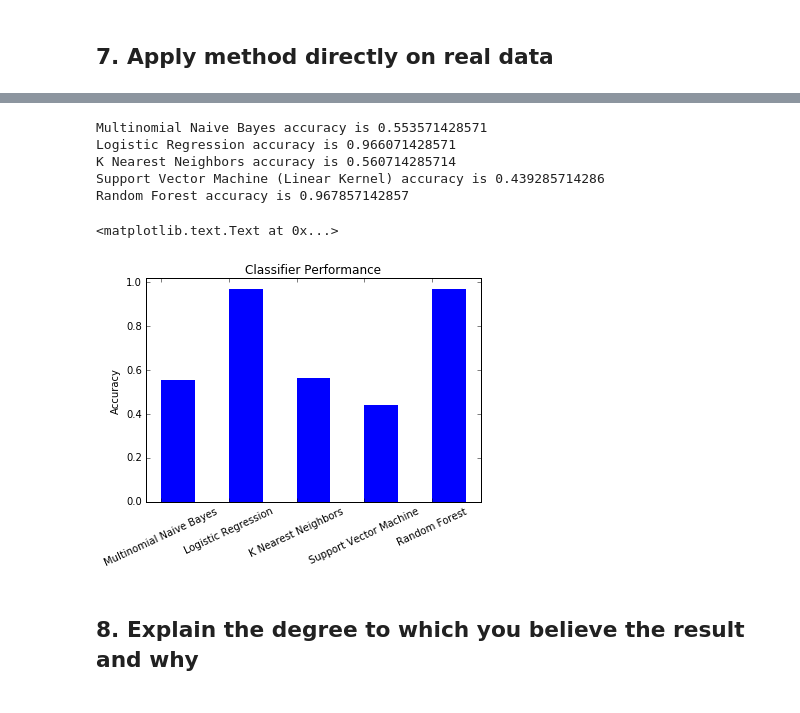
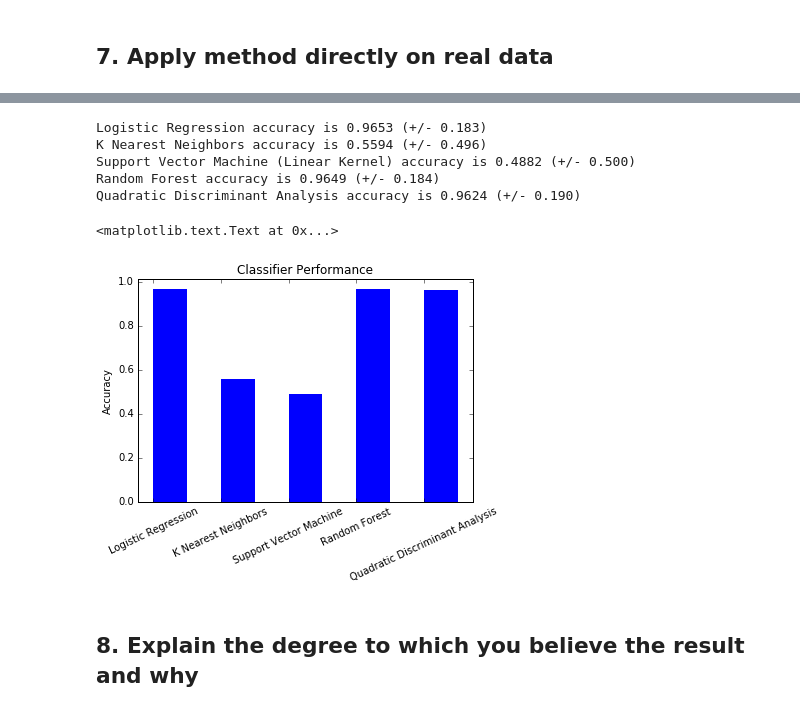
Before and after one commit to Upward-Spiral-Science/spect-team, a Jupyter notebook: Code/Assignment-5/Classification_Simulation.ipynb, the cells around one changed output, grey strips where cells are left out. Cells and saved outputs as stored; diff of their text form; code cells hidden in the pictures.

```diff
--- a/Code/Assignment-5/Classification_Simulation.ipynb
+++ b/Code/Assignment-5/Classification_Simulation.ipynb
@@ -100,6 +109,9 @@ S = np.array((8, 16, 20, 32, 40, 64, 80, 100, 120, 200, 320, 400, 800, 1000))
 # %% [markdown]
 ### Training & Test Utilities
 # %%
+from sklearn import cross_validation
+from sklearn.cross_validation import LeaveOneOut
+
 # Train the given classifier
 def train_clf(clf, train_feats, train_labels):
     # Supervised training
@@ -113,11 +125,17 @@ def test_clf(clf, test_feats, test_labels):
     acc = np.mean(predicted == test_labels)
     return predicted, acc
 
-# Compute accuracy of a model trained with a specific number of samples
+# Compute accuracy of a model trained with a specific number (n) of samples
 def compute_acc(clf, n):
     train_clf(clf, train_X[:n], train_y[:n])
     predict_y, acc = test_clf(clf, test_X, test_y)
     return acc
+
+# Leave one out cross validation
+def loo_cv(clf, X, y):
+    loo = LeaveOneOut(len(X))
+    scores = cross_validation.cross_val_score(clf, X, y, cv=loo)
+    return scores.mean(), scores.std()
 # %% [markdown]
 ## 4 & 5. Sample data from a simulation setting & Compute Accuracy
 # %%
@@ -255,30 +248,50 @@ predict_y, acc_rf = test_clf(rf, test_X, test_y)
+# %%
+# Logistic Regression
+lg = LogisticRegression(penalty='l1')
+acc_lg, acc_std_lg = loo_cv(lg, real_X, real_y)
+
+# K Nearest Neighbors
+knn = KNeighborsClassifier(n_neighbors=7)
+acc_knn, acc_std_knn = loo_cv(knn, real_X, real_y)
+
+# Support Vector Machine
+svc = LinearSVC()
+acc_svm, acc_std_svm = loo_cv(svc, real_X, real_y)
+
+# Random Forest
+rf = RandomForestClassifier(n_estimators=20)
+acc_rf, acc_std_rf = loo_cv(rf, real_X, real_y)
+
+# Quadratic Discriminant Analysis
+qda = QDA()
+acc_qda, acc_std_qda = loo_cv(qda, real_X, real_y)
 # %%
-print 'Multinomial Naive Bayes accuracy is', acc_nb
-print 'Logistic Regression accuracy is', acc_lg
-print 'K Nearest Neighbors accuracy is', acc_knn
-print 'Support Vector Machine (Linear Kernel) accuracy is', acc_svc
-print 'Random Forest accuracy is', acc_rf
+print 'Logistic Regression accuracy is %0.4f (+/- %0.3f)' % (acc_lg, acc_std_lg)
+print 'K Nearest Neighbors accuracy is %0.4f (+/- %0.3f)' % (acc_knn, acc_std_knn)
+print 'Support Vector Machine (Linear Kernel) accuracy is %0.4f (+/- %0.3f)' % (acc_svm, acc_std_svm)
+print 'Random Forest accuracy is %0.4f (+/- %0.3f)' % (acc_rf, acc_std_rf)
+print 'Quadratic Discriminant Analysis accuracy is %0.4f (+/- %0.3f)' % (acc_qda, acc_std_qda)
 # %% [output]
-Multinomial Naive Bayes accuracy is 0.553571428571
-Logistic Regression accuracy is 0.966071428571
-K Nearest Neighbors accuracy is 0.560714285714
-Support Vector Machine (Linear Kernel) accuracy is 0.439285714286
-Random Forest accuracy is 0.967857142857
+Logistic Regression accuracy is 0.9653 (+/- 0.183)
+K Nearest Neighbors accuracy is 0.5594 (+/- 0.496)
+Support Vector Machine (Linear Kernel) accuracy is 0.4882 (+/- 0.500)
+Random Forest accuracy is 0.9649 (+/- 0.184)
+Quadratic Discriminant Analysis accuracy is 0.9624 (+/- 0.190)
 # %%
 # Visualize classifier performance
 x = range(5)
-y = [acc_nb, acc_lg, acc_knn, acc_svc, acc_rf]
-clf_names = ['Multinomial Naive Bayes', 'Logistic Regression', \
-             'K Nearest Neighbors', 'Support Vector Machine', 'Random Forest']
+y = [acc_lg, acc_knn, acc_svm, acc_rf, acc_qda]
+clf_names = ['Logistic Regression', 'K Nearest Neighbors', \
+             'Support Vector Machine', 'Random Forest', 'Quadratic Discriminant Analysis']
 
 width = 0.6/1.2
 plt.bar(x, y, width)
 
 plt.title('Classifier Performance')
 plt.xticks(x, clf_names, rotation=25)
 plt.ylabel('Accuracy')
 # %% [output]
 <matplotlib.text.Text at 0x...>
-[figure, old version]
+[figure, new version]
 # %% [markdown]
 ## 8. Explain the degree to which you believe the result and why
```
Also changed, not shown: parts of 14 cells of this notebook.
